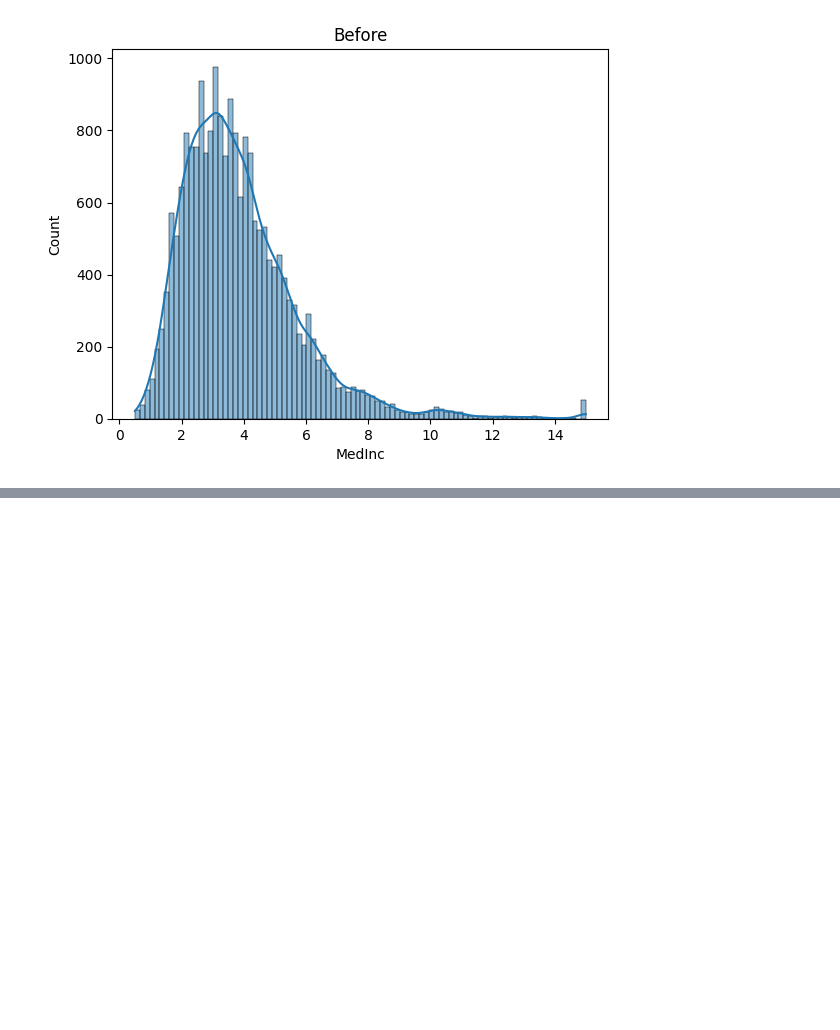
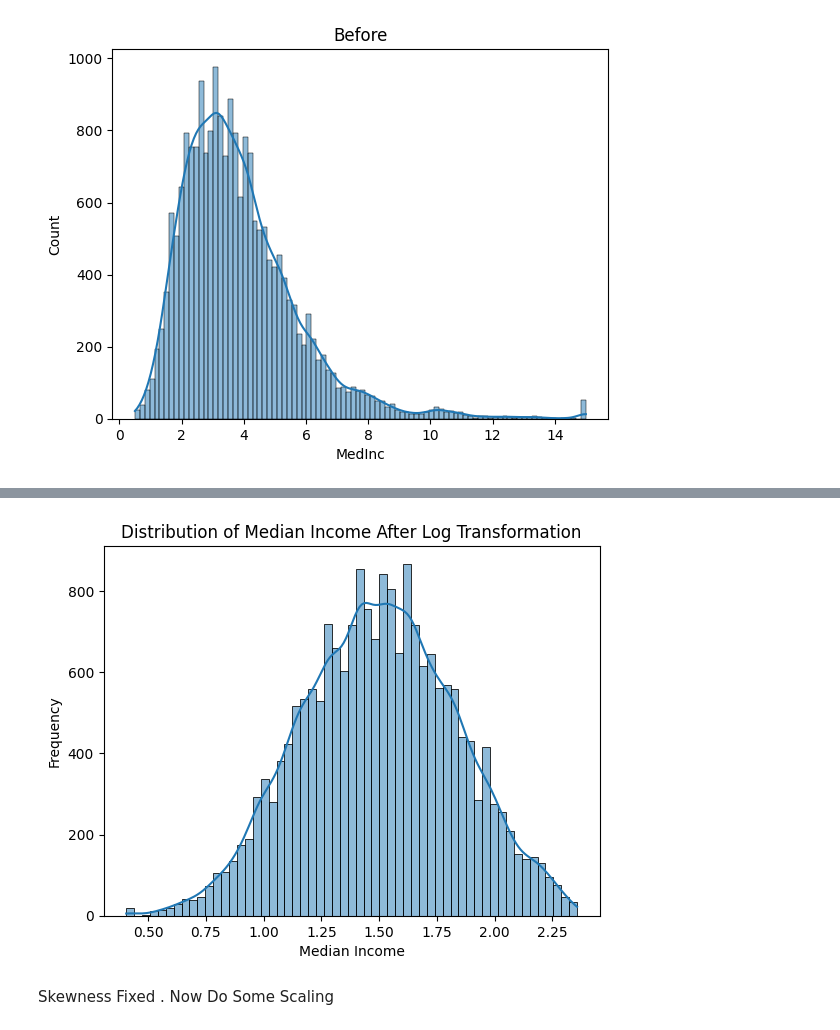
Before and after one commit to absyd/house-price-ds-pipeline-project, a Jupyter notebook: notebooks/analysis.ipynb, the cells around one changed output, grey strips where cells are left out. Saved outputs shown, nothing was run; the diff lists cells and outputs as text; code cells hidden in the pictures; blank space fills up the shorter version.

```diff
--- a/notebooks/analysis.ipynb
+++ b/notebooks/analysis.ipynb
@@ -252,0 +262,3 @@ Transformed: 0.636494485548319
+# %%
+my_df = df_z.copy()
+my_df
@@ -252,0 +290,3 @@ Transformed: 0.636494485548319
+# %%
+my_df["MedInc"] = np.log1p(df_z["MedInc"])
+my_df
@@ -252,0 +307,11 @@ Transformed: 0.636494485548319
+# %%
+# df_z already outlier removed
+sns.histplot(my_df['MedInc'], kde=True)
+plt.xlabel('Median Income')
+plt.ylabel('Frequency')
+plt.title('Distribution of Median Income After Log Transformation')
+plt.show()
+# %% [output]
+[figure, added]
+# %% [markdown]
+Skewness Fixed . Now Do Some Scaling
```
Also changed, not shown: parts of 24 cells of this notebook, 15 other files.
